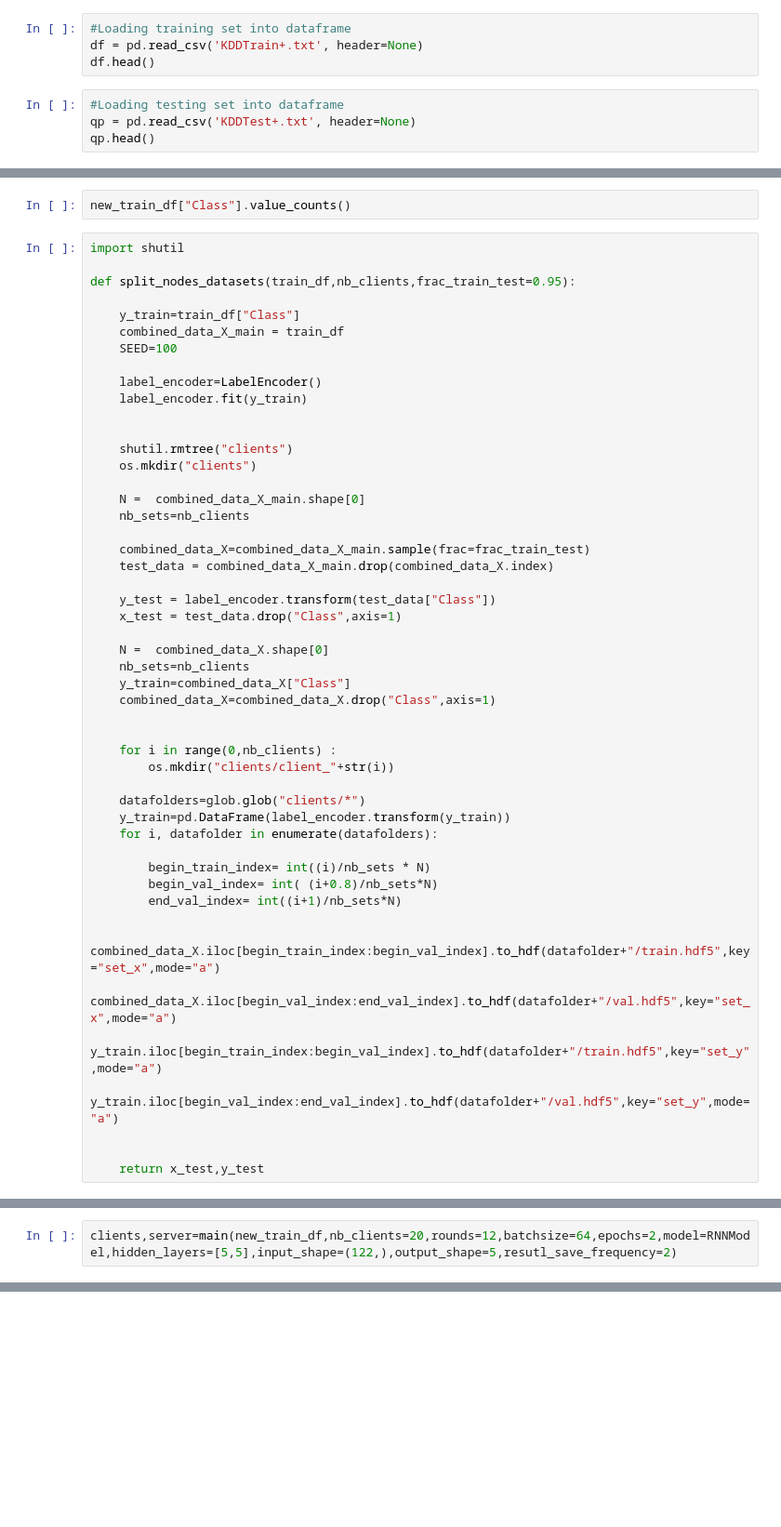
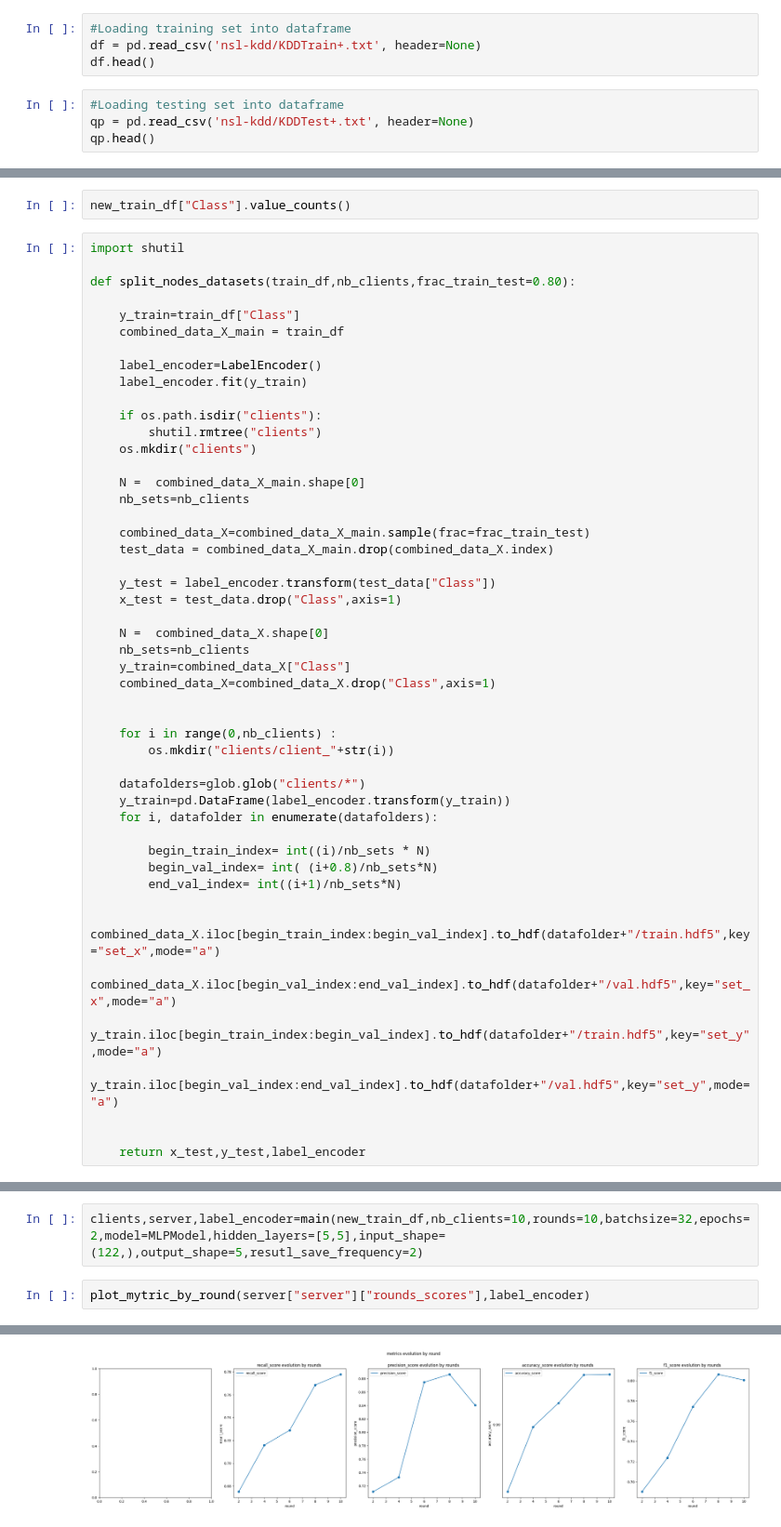
Before and after one commit to NAITSLIMANIkamel/federated_learning, a Jupyter notebook: NSL_KDD_Final.ipynb, the cells around one changed output, grey strips where cells are left out. Shown at 93% size. Saved outputs shown, nothing was run; the diff lists cells and outputs as text; blank space fills up the shorter version.

Commit message:
clean and plot updates

```diff
--- a/NSL_KDD_Final.ipynb
+++ b/NSL_KDD_Final.ipynb
@@ -80,11 +80,11 @@ print(sys.version)
 print(sklearn.__version__)
 # %%
 #Loading training set into dataframe
-df = pd.read_csv('KDDTrain+.txt', header=None)
+df = pd.read_csv('nsl-kdd/KDDTrain+.txt', header=None)
 df.head()
 # %%
 #Loading testing set into dataframe
-qp = pd.read_csv('KDDTest+.txt', header=None)
+qp = pd.read_csv('nsl-kdd/KDDTest+.txt', header=None)
 qp.head()
 # %%
 #Reset column names for training set
@@ -233,17 +233,16 @@ new_train_df["Class"].value_counts()
 # %%
 import shutil
 
-def split_nodes_datasets(train_df,nb_clients,frac_train_test=0.95):
+def split_nodes_datasets(train_df,nb_clients,frac_train_test=0.80):
 
     y_train=train_df["Class"]
     combined_data_X_main = train_df
-    SEED=100
 
     label_encoder=LabelEncoder()
     label_encoder.fit(y_train)
 
-
-    shutil.rmtree("clients")
+    if os.path.isdir("clients"):
+        shutil.rmtree("clients")
     os.mkdir("clients")
 
     N =  combined_data_X_main.shape[0]
@@ -278,7 +277,7 @@ def split_nodes_datasets(train_df,nb_clients,frac_train_test=0.95):
         y_train.iloc[begin_val_index:end_val_index].to_hdf(datafolder+"/val.hdf5",key="set_y",mode="a")
 
 
-    return x_test,y_test
+    return x_test,y_test,label_encoder
 # %%
 # Reccurent NN
 
@@ -466,2 +540,5 @@ def main(dataframe,nb_clients=4,rounds=10,batchsize=128,epochs=5,model=MLPModel,
 # %%
-clients,server=main(new_train_df,nb_clients=20,rounds=12,batchsize=64,epochs=2,model=RNNModel,hidden_layers=[5,5],input_shape=(122,),output_shape=5,resutl_save_frequency=2)
+clients,server,label_encoder=main(new_train_df,nb_clients=10,rounds=10,batchsize=32,epochs=2,model=MLPModel,hidden_layers=[5,5],input_shape=(122,),output_shape=5,resutl_save_frequency=2)
+# %%
+plot_mytric_by_round(server["server"]["rounds_scores"],label_encoder)
+# %% [output]
@@ -467,0 +550 @@ clients,server=main(new_train_df,nb_clients=20,rounds=12,batchsize=64,epochs=2,m
+[figure, added]
```
Also changed, not shown: parts of 13 cells of this notebook, 20 other files.
